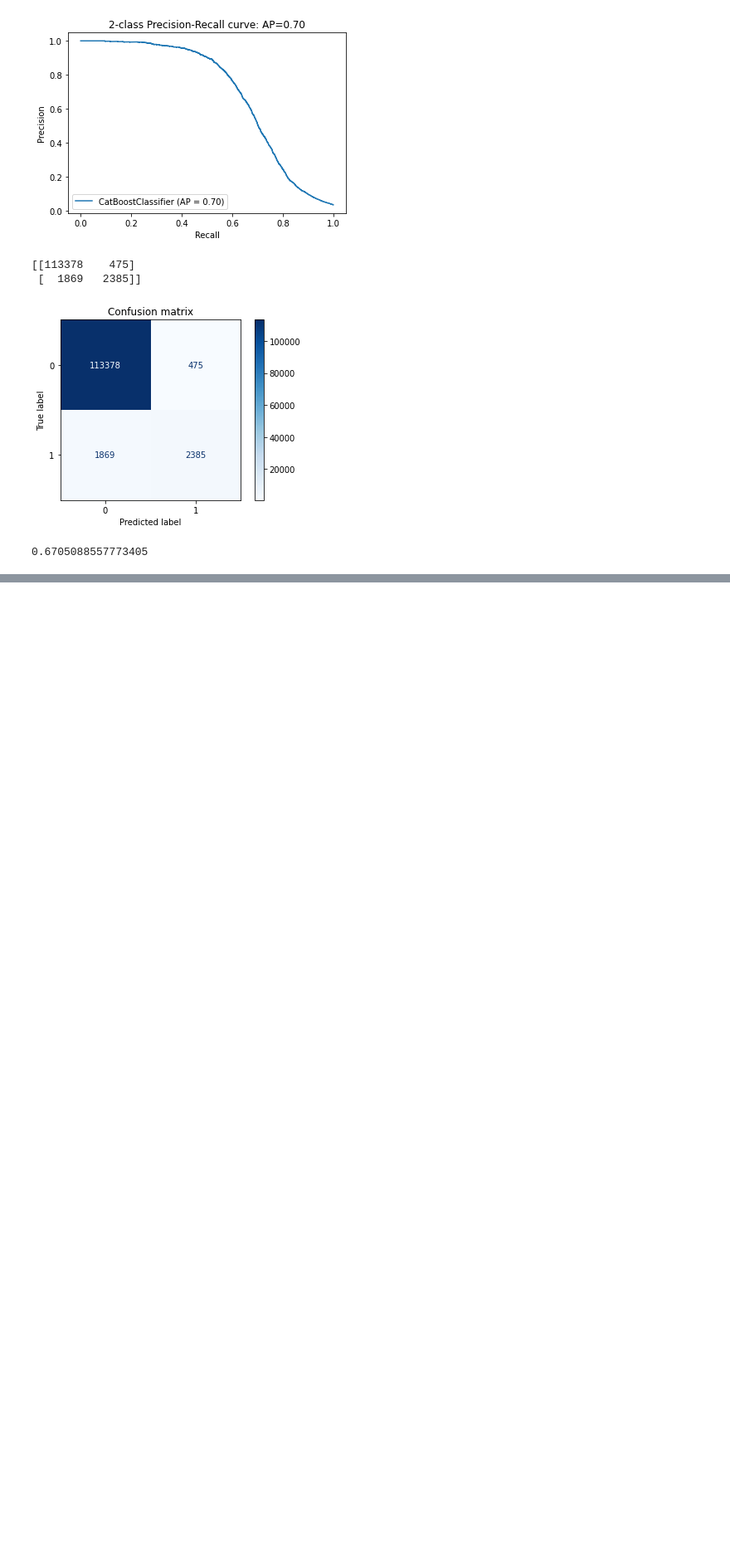
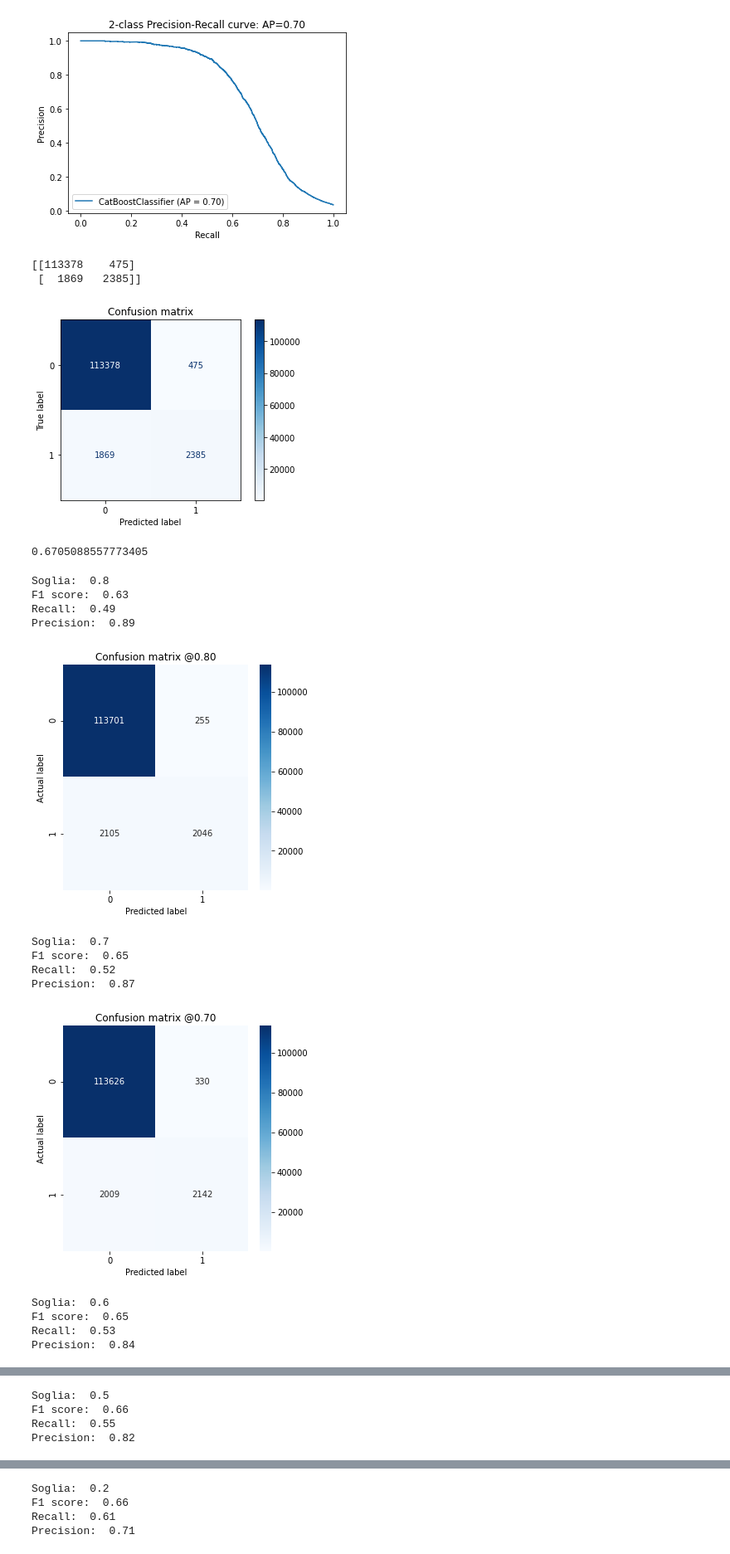
Before and after one commit to alessandrotofani/Tesi_magistrale, a Jupyter notebook: 3_CatBoost.ipynb, the cells around one changed output, grey strips where cells are left out. Shown at 83% size. Drawn from its saved outputs; the diff is of its cells as text; code cells hidden in the pictures; blank space fills up the shorter version.

```diff
--- a/3_CatBoost.ipynb
+++ b/3_CatBoost.ipynb
@@ -138,3 +138,23 @@ mf.conf_matrix(model, X_val, y_val)
 mf.f1(model, X_val, y_val)
 # %% [output]
 0.6705088557773405
+# %%
+soglie = [0.8, 0.7, 0.6, 0.5, 0.2, 0.1, 0.05, 0.02, 0.01, 0.005, 0.002]
+proba = model.predict_proba(X_test)
+cmap = 'Blues'
+precision, recall, f1 = mf.tresh(soglie, proba, y_test, cmap)
+# %% [output]
+Soglia:  0.8
+F1 score:  0.63
+Recall:  0.49
+Precision:  0.89
+[figure, added]
+Soglia:  0.7
+F1 score:  0.65
+Recall:  0.52
+Precision:  0.87
+[figure, added]
+Soglia:  0.6
+F1 score:  0.65
+Recall:  0.53
+Precision:  0.84
@@ -140,0 +162,4 @@ mf.f1(model, X_val, y_val)
+Soglia:  0.5
+F1 score:  0.66
+Recall:  0.55
+Precision:  0.82
@@ -140,0 +167,4 @@ mf.f1(model, X_val, y_val)
+Soglia:  0.2
+F1 score:  0.66
+Recall:  0.61
+Precision:  0.71
```
Also changed, not shown: parts of 1 cell of this notebook.
